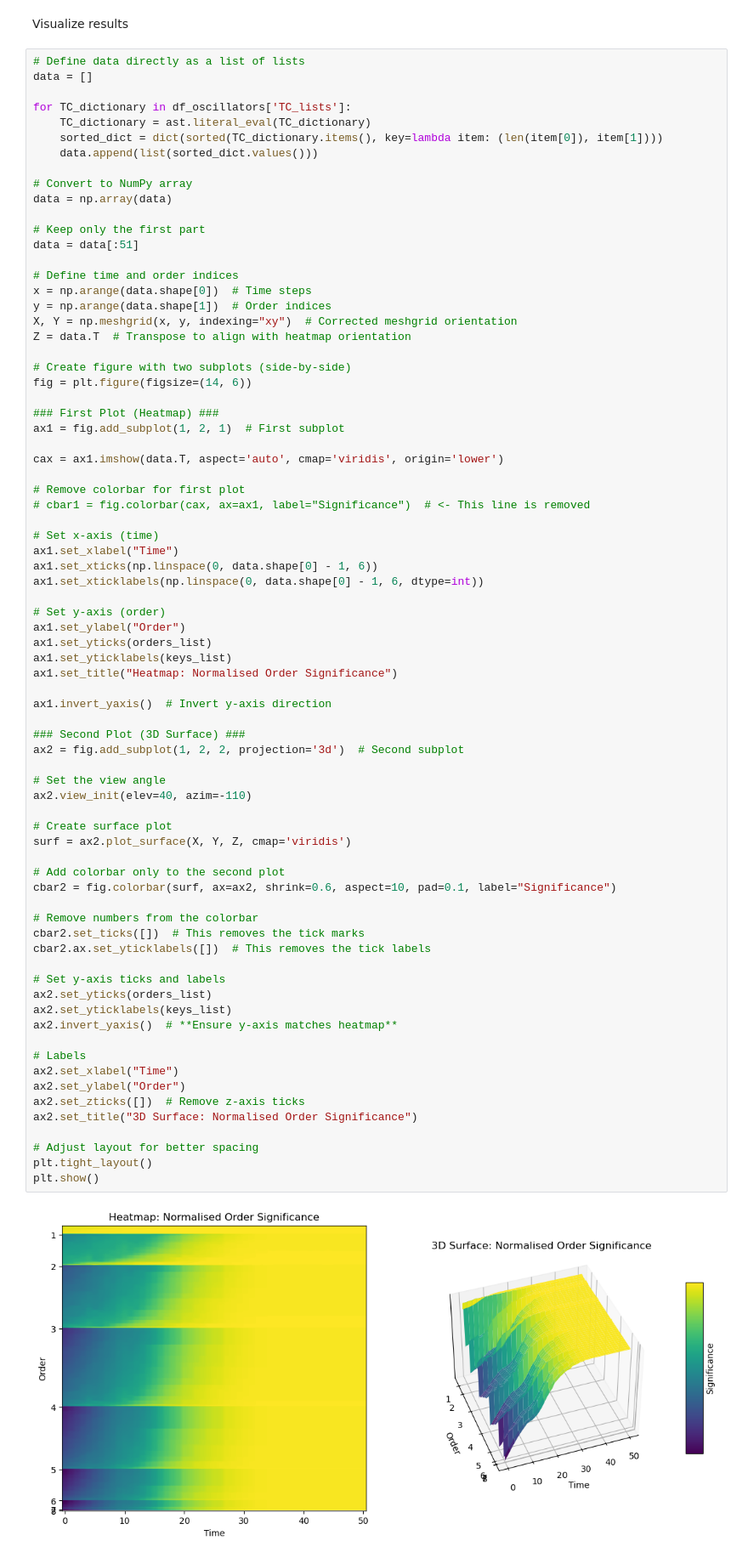
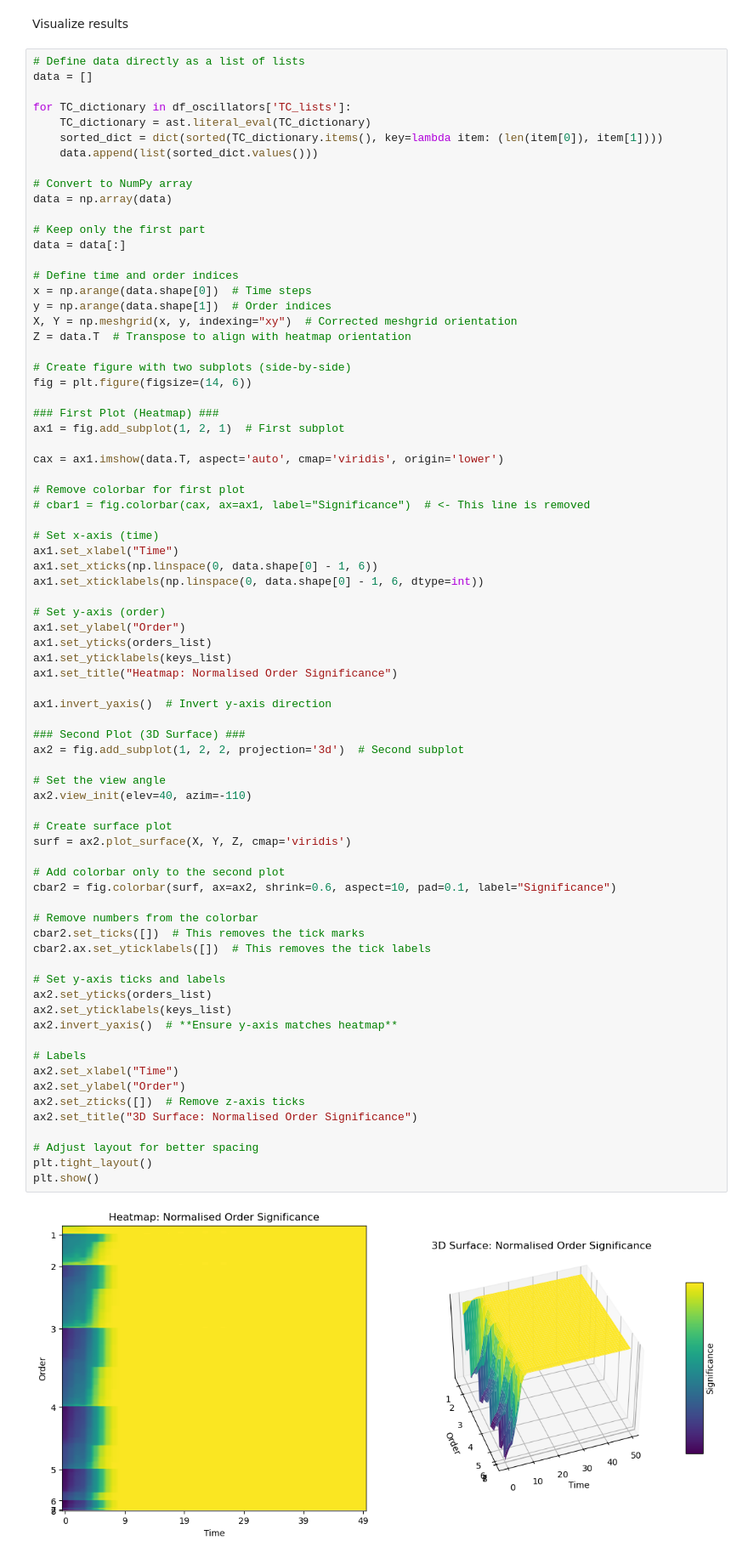
Before and after one commit to cyrilrommens/PhD_1, a Jupyter notebook: TSE_simulation.ipynb, the cells around one changed output. Shown at 85% size. Cells and saved outputs as stored; diff of their text form.

```diff
--- a/TSE_simulation.ipynb
+++ b/TSE_simulation.ipynb
@@ -307,7 +449,7 @@ for TC_dictionary in df_oscillators['TC_lists']:
 data = np.array(data)
 
 # Keep only the first part
-data = data[:51]
+data = data[:]
 
 # Define time and order indices
 x = np.arange(data.shape[0])  # Time steps
@@ -343,34 +485,34 @@ ax1.invert_yaxis()  # Invert y-axis direction
 ax2 = fig.add_subplot(1, 2, 2, projection='3d')  # Second subplot
 
 # Set the view angle
 ax2.view_init(elev=40, azim=-110)
 
 # Create surface plot
 surf = ax2.plot_surface(X, Y, Z, cmap='viridis')
 
 # Add colorbar only to the second plot
 cbar2 = fig.colorbar(surf, ax=ax2, shrink=0.6, aspect=10, pad=0.1, label="Significance")
 
 # Remove numbers from the colorbar
 cbar2.set_ticks([])  # This removes the tick marks
 cbar2.ax.set_yticklabels([])  # This removes the tick labels
 
 # Set y-axis ticks and labels
 ax2.set_yticks(orders_list)
 ax2.set_yticklabels(keys_list)
 ax2.invert_yaxis()  # **Ensure y-axis matches heatmap**
 
 # Labels
 ax2.set_xlabel("Time")
 ax2.set_ylabel("Order")
 ax2.set_zticks([])  # Remove z-axis ticks
 ax2.set_title("3D Surface: Normalised Order Significance")
 
 # Adjust layout for better spacing
 plt.tight_layout()
 plt.show()
 # %% [output]
-[figure, old version]
+[figure, new version]
 # %%
 # Create a 2x2 figure for subplots
 fig, axes = plt.subplots(3, 2, figsize=(12, 10))
```
Also changed, not shown: parts of 6 cells of this notebook, 12 other files.
